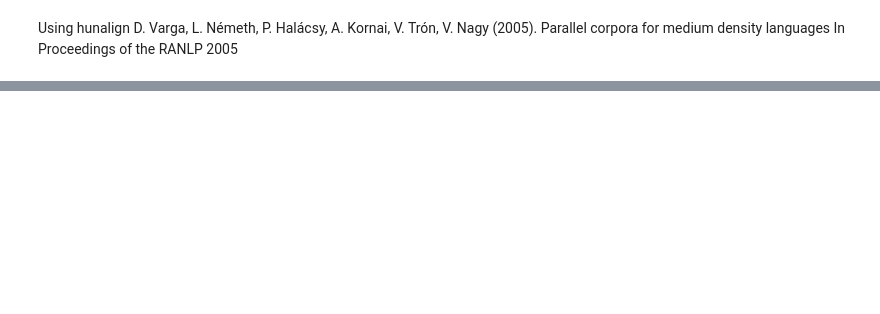
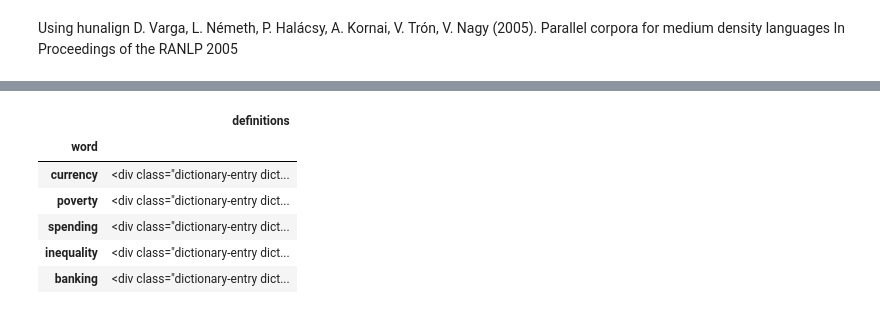
Before and after one commit to pvonglehn/economics_vocab, a Jupyter notebook: Blanca.ipynb, the cells around one changed output, grey strips where cells are left out. Saved outputs shown, nothing was run; the diff lists cells and outputs as text; code cells hidden in the pictures; blank space fills up the shorter version.

```diff
--- a/Blanca.ipynb
+++ b/Blanca.ipynb
@@ -1073,6 +699,0 @@ LS = pd.Series(long_sentences)
-# %%
-url="https://www.collinsdictionary.com/dictionary/english-spanish/currency"
-content = requests.get(url).content
-soup = BeautifulSoup(content,'lxml')
-
-print(soup.select(".content.definitions.dictionary.biling"))
@@ -1092,0 +752,23 @@ print(soup.select(".content.definitions.dictionary.biling"))
+# %%
+economics_vocab_list = open("economics_vocab.txt","r").readlines()
+economics_vocab_list = pd.Series(economics_vocab)
+economics_vocab_list = economics_vocab.iloc[4:]
+economics_vocab_list = economics_vocab.str.rstrip()
+# %%
+%%time
+import requests
+from bs4 import BeautifulSoup
+import numpy as np
+definitions = pd.DataFrame({"word":[],"definitions":[]})
+for word in economics_vocab_list:
+    try:
+        url="http://www.spanishdict.com/translate/{}".format(word)
+        content = requests.get(url).content
+        soup = BeautifulSoup(content,'lxml')
+        entry = str(soup.select(".dictionary-entry")[0])
+        tmp_df = pd.DataFrame({"word":[word],"definitions":[entry]})
+        definitions = definitions.append(tmp_df)
+    except:
+        tmp_df = pd.DataFrame({"word":[word],"definitions":[np.nan]})
+        definitions = definitions.append(tmp_df)
+definitions.to_csv("defintions_4_anki.txt",header=None,index=False,sep="\t")
@@ -1092,0 +881,12 @@ print(soup.select(".content.definitions.dictionary.biling"))
+# %%
+tmp = pd.DataFrame(definitions['definitions'])
+tmp.index = definitions['word']
+tmp.head()
+# %% [output]
+|  | definitions |
+| word |  |
+| currency | <div class="dictionary-entry dict... |
+| poverty | <div class="dictionary-entry dict... |
+| spending | <div class="dictionary-entry dict... |
+| inequality | <div class="dictionary-entry dict... |
+| banking | <div class="dictionary-entry dict... |
```
Also changed, not shown: parts of 51 cells of this notebook.
